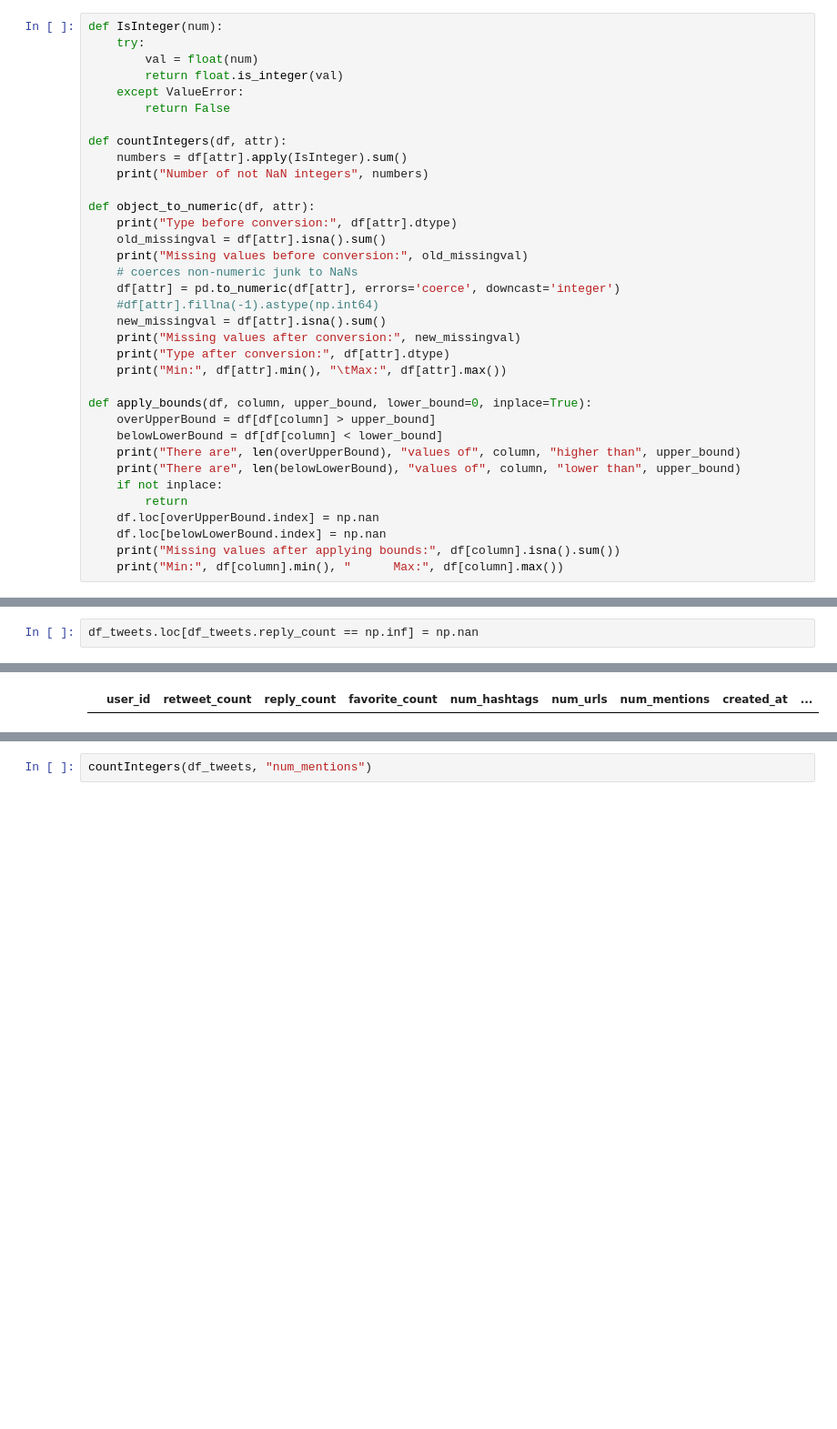
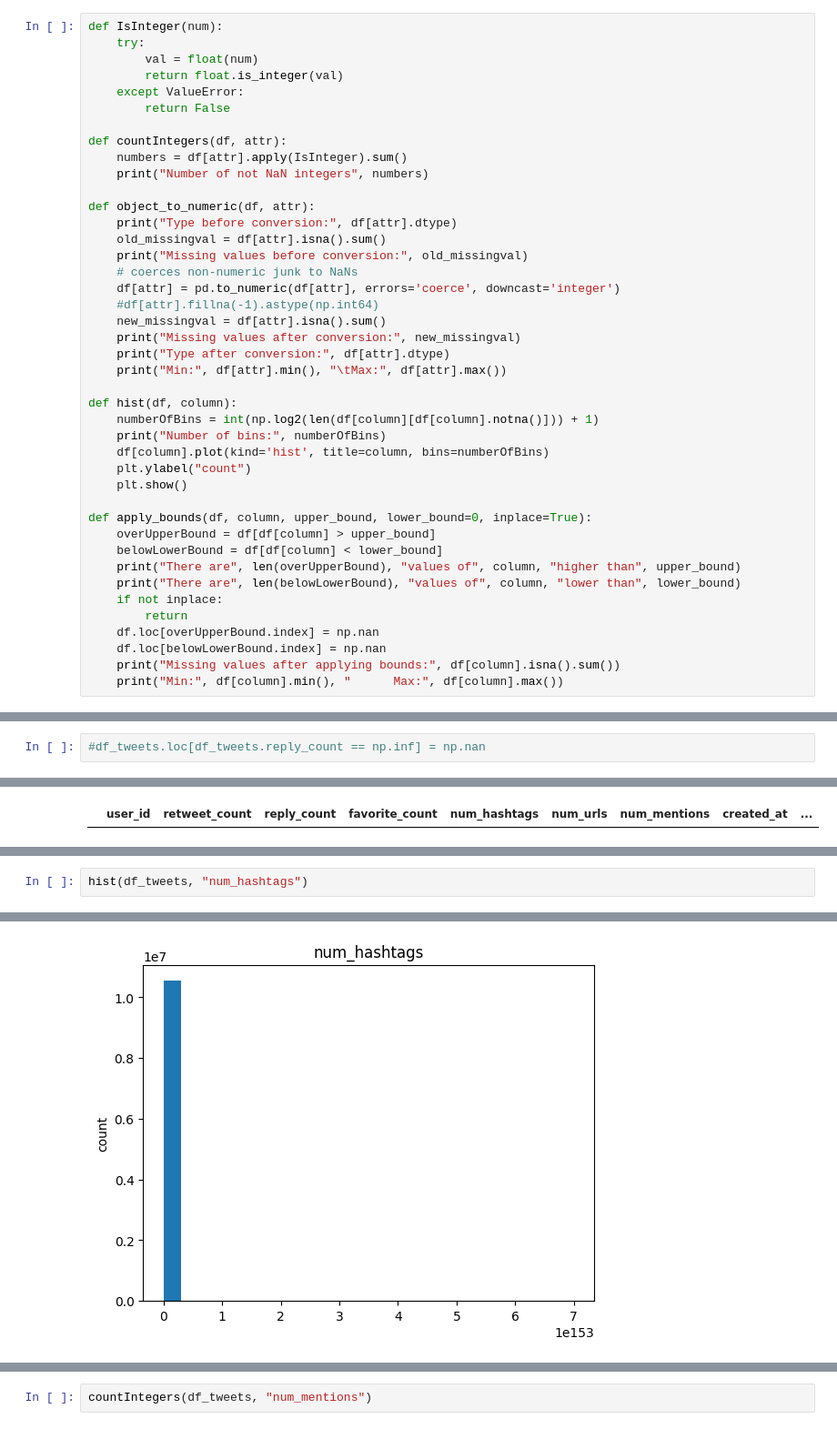
Before and after one commit to domferr/Data-Mining, a Jupyter notebook: Data Cleaning/Tweets - Process data types.ipynb, the cells around one changed output, grey strips where cells are left out. Shown at 91% size. Cells and saved outputs as stored; diff of their text form; blank space fills up the shorter version.

```diff
--- a/Data Cleaning/Tweets - Process data types.ipynb
+++ b/Data Cleaning/Tweets - Process data types.ipynb
@@ -134,11 +129,18 @@ def object_to_numeric(df, attr):
     print("Type after conversion:", df[attr].dtype)
     print("Min:", df[attr].min(), "\tMax:", df[attr].max())
 
+def hist(df, column):
+    numberOfBins = int(np.log2(len(df[column][df[column].notna()])) + 1)
+    print("Number of bins:", numberOfBins)
+    df[column].plot(kind='hist', title=column, bins=numberOfBins)
+    plt.ylabel("count")
+    plt.show()
+
 def apply_bounds(df, column, upper_bound, lower_bound=0, inplace=True):
     overUpperBound = df[df[column] > upper_bound]
     belowLowerBound = df[df[column] < lower_bound]
     print("There are", len(overUpperBound), "values of", column, "higher than", upper_bound)
-    print("There are", len(belowLowerBound), "values of", column, "lower than", upper_bound)
+    print("There are", len(belowLowerBound), "values of", column, "lower than", lower_bound)
     if not inplace:
         return
     df.loc[overUpperBound.index] = np.nan
@@ -202,3 +208,3 @@ df_tweets[df_tweets.reply_count == np.inf]
 # %%
-df_tweets.loc[df_tweets.reply_count == np.inf] = np.nan
+#df_tweets.loc[df_tweets.reply_count == np.inf] = np.nan
 # %%
@@ -241,2 +247,5 @@ Missing values after conversion: 1163714
 Type after conversion: float64
 Min: 0.0        Max: 7e+153
+# %%
+hist(df_tweets, "num_hashtags")
+# %% [output]
@@ -243 +253,2 @@ Min: 0.0        Max: 7e+153
+[figure, added]
 # %%
```
Also changed, not shown: parts of 20 cells of this notebook, 1 other file.
